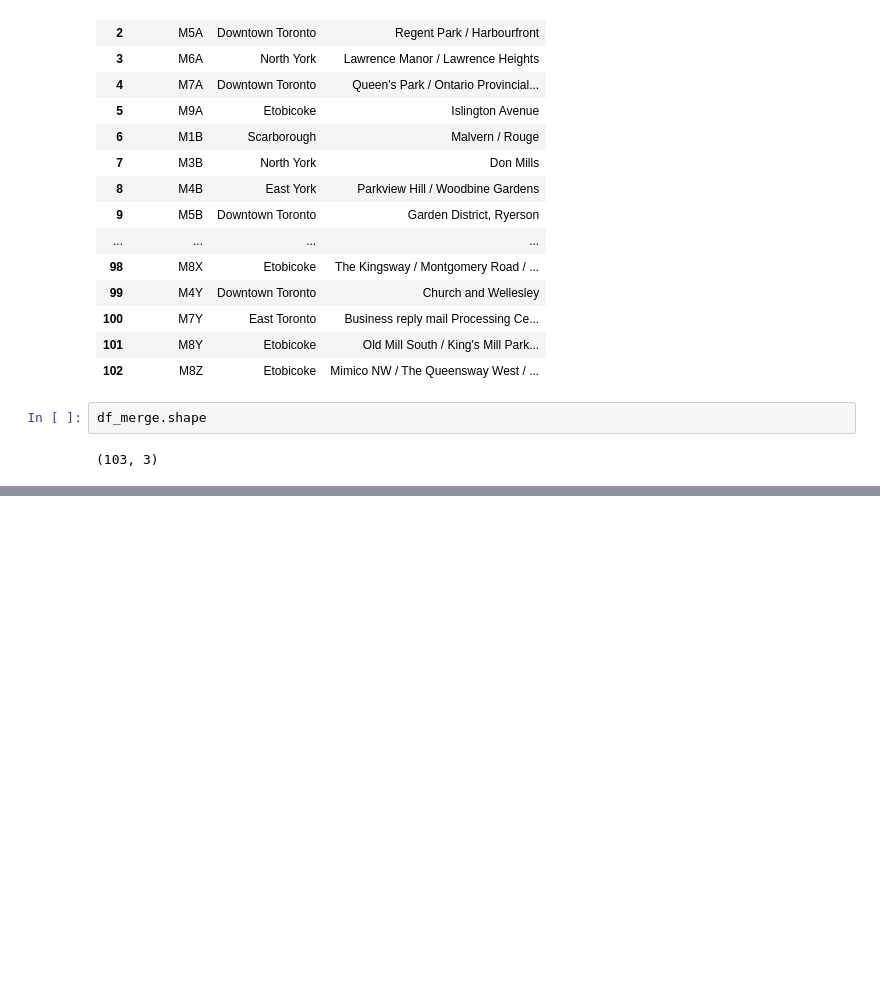
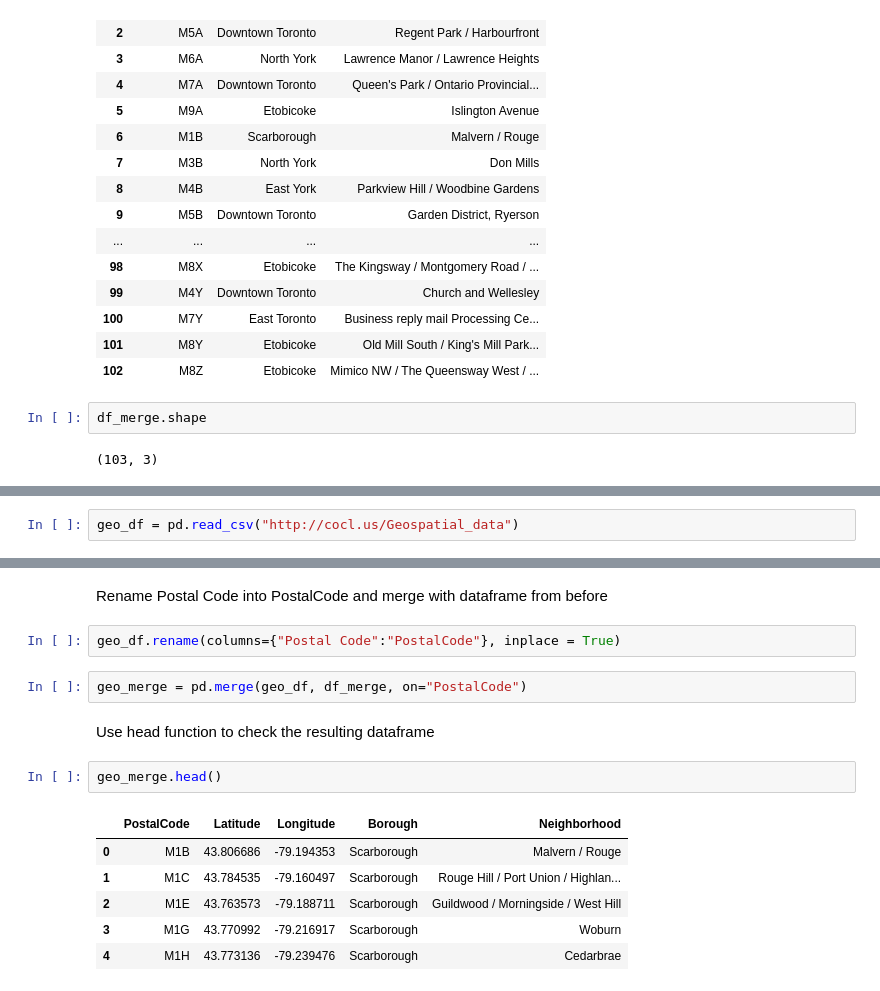
Before and after one commit to AntoniaQuell/Coursera_Capston, a Jupyter notebook: Capstone_2.ipynb, the cells around one changed output, grey strips where cells are left out. Drawn from its saved outputs; the diff is of its cells as text; blank space fills up the shorter version.

```diff
--- a/Capstone_2.ipynb
+++ b/Capstone_2.ipynb
@@ -149,0 +163,2 @@ df_merge.shape
+# %%
+geo_df = pd.read_csv("http://cocl.us/Geospatial_data")
@@ -149,0 +176,17 @@ df_merge.shape
+# %% [markdown]
+Rename Postal Code into PostalCode and merge with dataframe from before
+# %%
+geo_df.rename(columns={"Postal Code":"PostalCode"}, inplace = True)
+# %%
+geo_merge = pd.merge(geo_df, df_merge, on="PostalCode")
+# %% [markdown]
+Use head function to check the resulting dataframe
+# %%
+geo_merge.head()
+# %% [output]
+|  | PostalCode | Latitude | Longitude | Borough | Neighborhood |
+| 0 | M1B | 43.806686 | -79.194353 | Scarborough | Malvern / Rouge |
+| 1 | M1C | 43.784535 | -79.160497 | Scarborough | Rouge Hill / Port Union / Highlan... |
+| 2 | M1E | 43.763573 | -79.188711 | Scarborough | Guildwood / Morningside / West Hill |
+| 3 | M1G | 43.770992 | -79.216917 | Scarborough | Woburn |
+| 4 | M1H | 43.773136 | -79.239476 | Scarborough | Cedarbrae |
```
Also changed, not shown: parts of 5 cells of this notebook.
